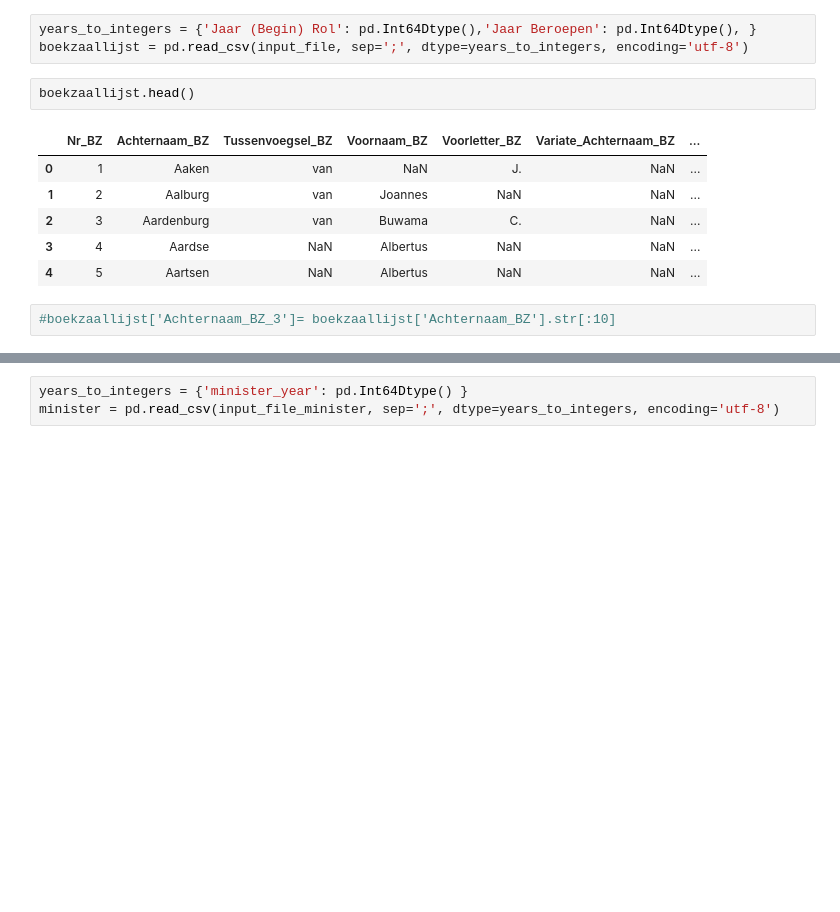
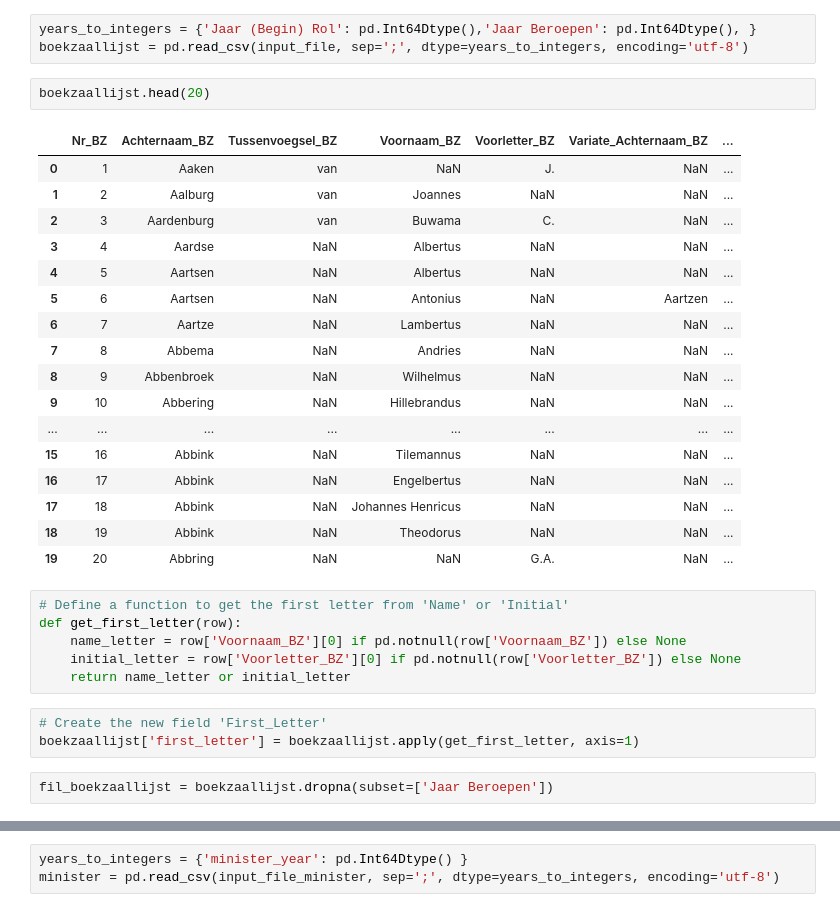
Before and after one commit to DigiDuRe/DigiDuRe, a Jupyter notebook: act5/boekzaallijst.ipynb, the cells around one changed output, grey strips where cells are left out. Saved outputs shown, nothing was run; the diff lists cells and outputs as text; blank space fills up the shorter version.

Commit message:
Changes to link boekzaallijsten with DRC

```diff
--- a/act5/boekzaallijst.ipynb
+++ b/act5/boekzaallijst.ipynb
@@ -25,13 +25,33 @@ pd.set_option('display.max_colwidth', None)
 years_to_integers = {'Jaar (Begin) Rol': pd.Int64Dtype(),'Jaar Beroepen': pd.Int64Dtype(), }
 boekzaallijst = pd.read_csv(input_file, sep=';', dtype=years_to_integers, encoding='utf-8')
 # %%
-boekzaallijst.head()
+boekzaallijst.head(20)
 # %% [output]
 |  | Nr_BZ | Achternaam_BZ | Tussenvoegsel_BZ | Voornaam_BZ | Voorletter_BZ | Variate_Achternaam_BZ | ... |
 | 0 | 1 | Aaken | van | NaN | J. | NaN | ... |
 | 1 | 2 | Aalburg | van | Joannes | NaN | NaN | ... |
 | 2 | 3 | Aardenburg | van | Buwama | C. | NaN | ... |
 | 3 | 4 | Aardse | NaN | Albertus | NaN | NaN | ... |
 | 4 | 5 | Aartsen | NaN | Albertus | NaN | NaN | ... |
+| 5 | 6 | Aartsen | NaN | Antonius | NaN | Aartzen | ... |
+| 6 | 7 | Aartze | NaN | Lambertus | NaN | NaN | ... |
+| 7 | 8 | Abbema | NaN | Andries | NaN | NaN | ... |
+| 8 | 9 | Abbenbroek | NaN | Wilhelmus | NaN | NaN | ... |
+| 9 | 10 | Abbering | NaN | Hillebrandus | NaN | NaN | ... |
+| ... | ... | ... | ... | ... | ... | ... | ... |
+| 15 | 16 | Abbink | NaN | Tilemannus | NaN | NaN | ... |
+| 16 | 17 | Abbink | NaN | Engelbertus | NaN | NaN | ... |
+| 17 | 18 | Abbink | NaN | Johannes Henricus | NaN | NaN | ... |
+| 18 | 19 | Abbink | NaN | Theodorus | NaN | NaN | ... |
+| 19 | 20 | Abbring | NaN | NaN | G.A. | NaN | ... |
-# %%
-#boekzaallijst['Achternaam_BZ_3']= boekzaallijst['Achternaam_BZ'].str[:10]
+# %%
+# Define a function to get the first letter from 'Name' or 'Initial'
+def get_first_letter(row):
+    name_letter = row['Voornaam_BZ'][0] if pd.notnull(row['Voornaam_BZ']) else None
+    initial_letter = row['Voorletter_BZ'][0] if pd.notnull(row['Voorletter_BZ']) else None
+    return name_letter or initial_letter
+# %%
+# Create the new field 'First_Letter'
+boekzaallijst['first_letter'] = boekzaallijst.apply(get_first_letter, axis=1)
+# %%
+fil_boekzaallijst = boekzaallijst.dropna(subset=['Jaar Beroepen'])
```
Also changed, not shown: parts of 10 cells of this notebook, 1 other file.
